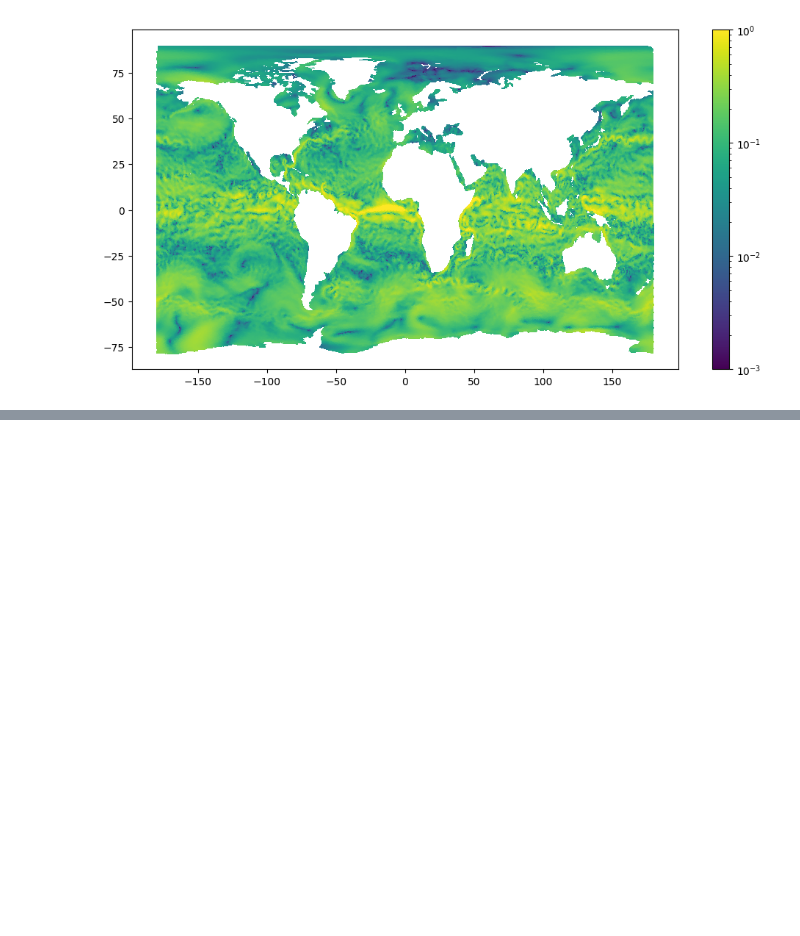
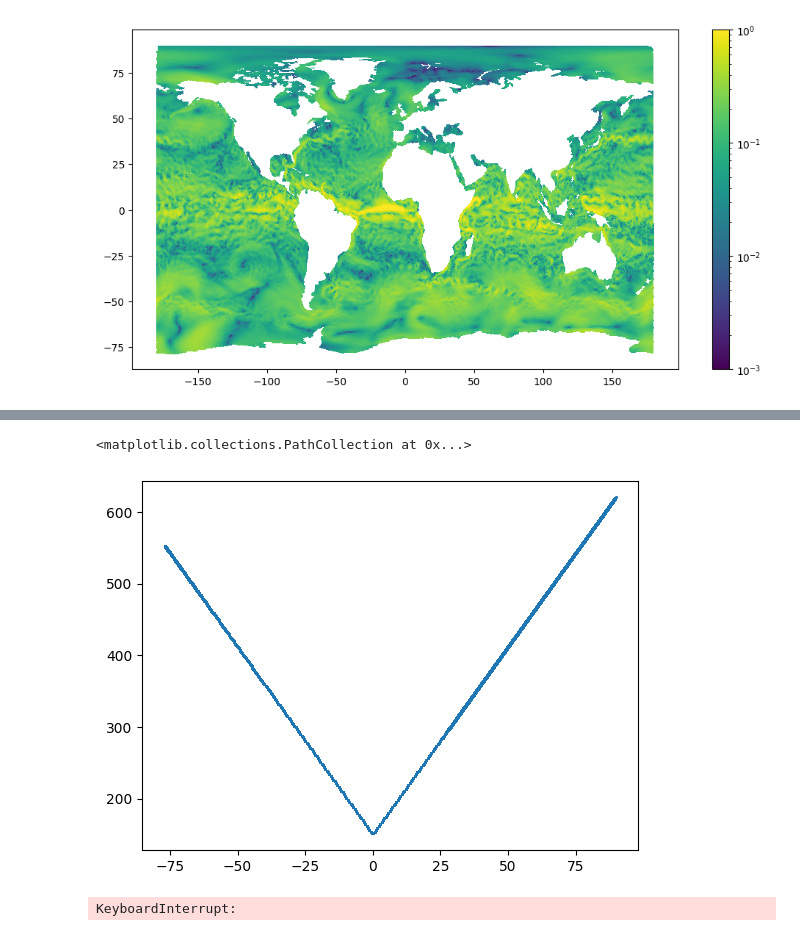
Before and after one commit to FESOM/implicit_filter, a Jupyter notebook: examples/variable_filter_scales.ipynb, the cells around one changed output, grey strips where cells are left out. Cells and saved outputs as stored; diff of their text form; code cells hidden in the pictures; blank space fills up the shorter version.

Commit message:
implement var-scale filtering for nemo

```diff
--- a/examples/variable_filter_scales.ipynb
+++ b/examples/variable_filter_scales.ipynb
@@ -81,0 +105,23 @@ plt.colorbar()
+# %%
+s = xr.open_dataset("../data/FOCI1.14-TEST.2020.04.1_1m_20110101_20111231_grid_U.nc")
+ux = s.vozocrtx.isel(time_counter=0, depthu=0, y=slice(None, -2), x=slice(None, -2)).transpose("x", "y").values
+s = xr.open_dataset("../data/FOCI1.14-TEST.2020.04.1_1m_20110101_20111231_grid_V.nc")
+vy = s.vomecrty.isel(time_counter=0, depthv=0, y=slice(None, -2), x=slice(None, -2)).transpose("x", "y").values
+
+uxn, vyn = transform_to_T_cells(ux, vy, filter)
+# %%
+ycoord = s.nav_lat.isel(
+    y=slice(None, -2),
+    x=slice(None, -2),
+).squeeze().transpose("x", "y").values.flatten()
+# %%
+var_scale = 300 * np.abs(np.deg2rad(ycoord)) + 150.
+# %%
+plt.scatter(ycoord, var_scale, s=1)
+# %% [output]
+<matplotlib.collections.PathCollection at 0x...>
+[figure, added]
+# %%
+ttu, ttv = filter.compute_velocity(1, 2 * math.pi / 100., uxn, vyn)
+# %% [output]
+KeyboardInterrupt:
```
Also changed, not shown: parts of 8 cells of this notebook, 2 other files.
